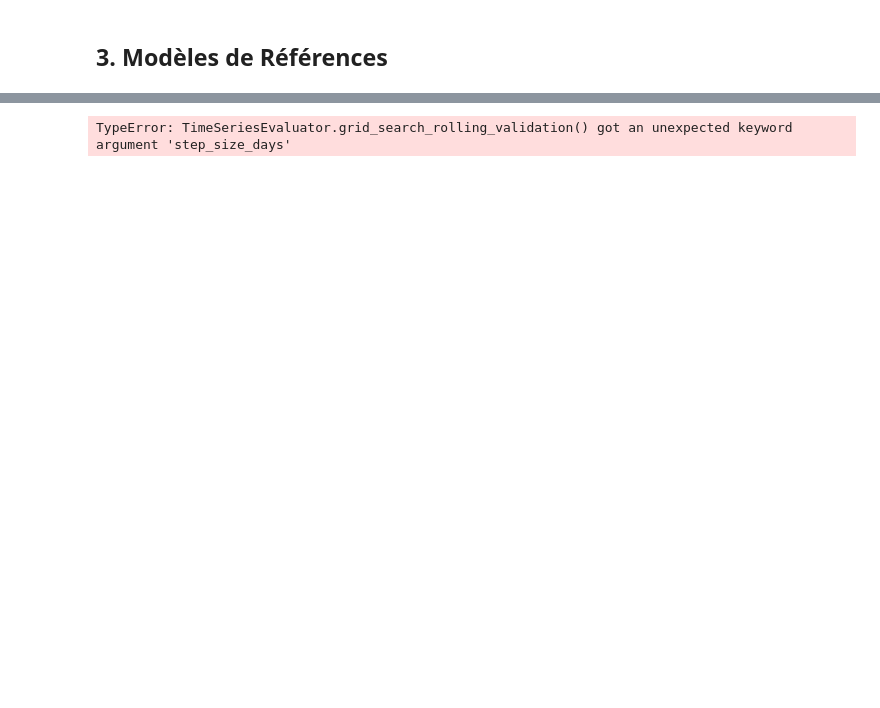
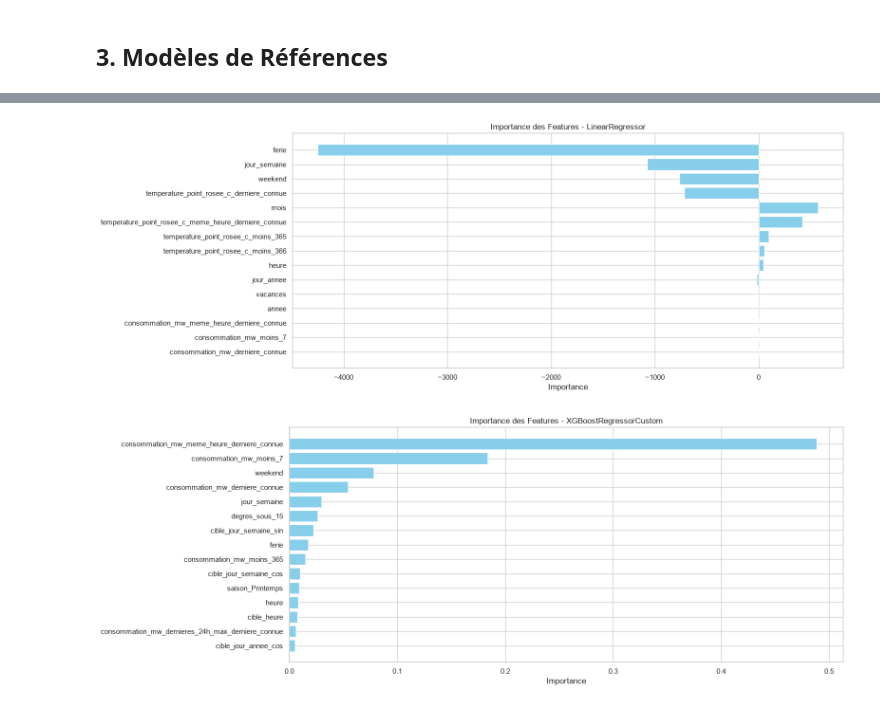
Before and after one commit to LeStolz/ConsommationElectrique, a Jupyter notebook: notebooks/02_evaluation.ipynb, the cells around one changed output, grey strips where cells are left out. Cells and saved outputs as stored; diff of their text form; code cells hidden in the pictures; blank space fills up the shorter version.

```diff
--- a/notebooks/02_evaluation.ipynb
+++ b/notebooks/02_evaluation.ipynb
@@ -112,16 +148,5 @@ evaluator.plot_predictions(df_val, start_date=start_zoom, end_date=end_zoom)
-# %%
-# Recherche des meilleurs paramètres pour le modèle 'Moyenne des jours comparables'
-param_grid = {
-    'k': [2, 3, 4, 5, 8]  # Teste l'impact de remonter jusqu'à 8 semaines
-}
-
-best_params, best_score, results = evaluator.grid_search_rolling_validation(
-    SimilarDayRegressor,
-    param_grid,
-    df_train,
-    df_val,
-    step_size_days=1,
-    metric='MAE'
-)
-# %% [output]
-TypeError: TimeSeriesEvaluator.grid_search_rolling_validation() got an unexpected keyword argument 'step_size_days'
+# %%
+evaluator.plot_feature_importances(top_n=15)
+# %% [output]
+[figure, added]
+[figure, added]
```
Also changed, not shown: parts of 12 cells of this notebook, 26 other files.
